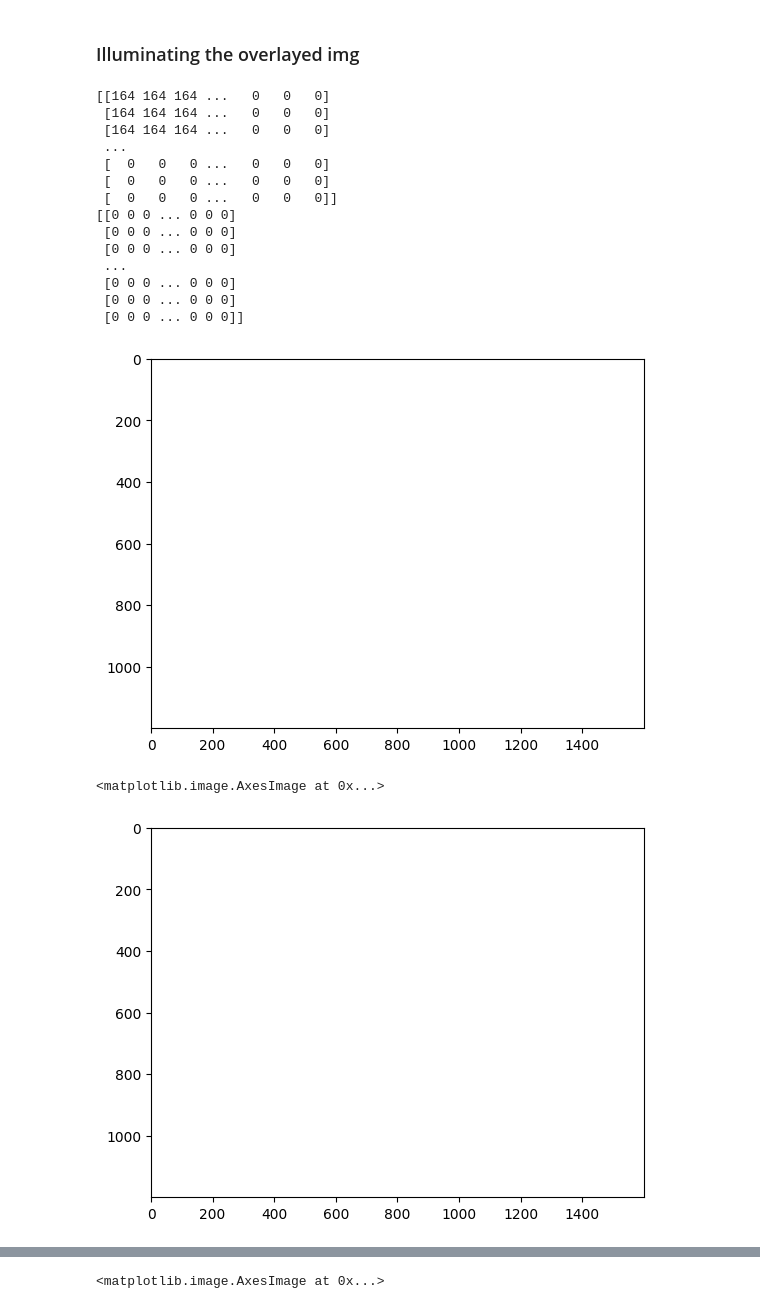
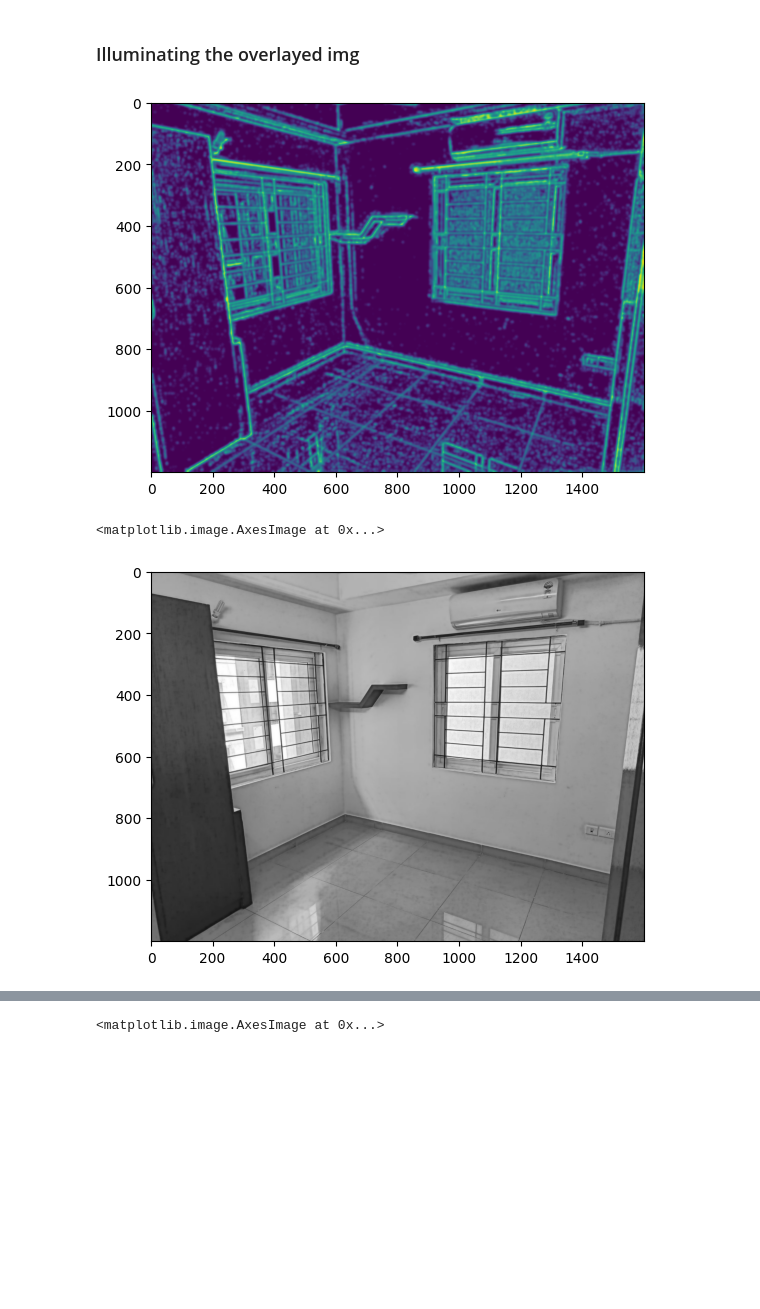
Before and after one commit to Karan-00-11/mfs, a Jupyter notebook: illumination/illumination_matcher.ipynb, the cells around one changed output, grey strips where cells are left out. Drawn from its saved outputs; the diff is of its cells as text; code cells hidden in the pictures; blank space fills up the shorter version.

Commit message:
illumination is still in work

```diff
--- a/illumination/illumination_matcher.ipynb
+++ b/illumination/illumination_matcher.ipynb
@@ -97,31 +97,17 @@ def match_shadows_and_contrast(source_image, target_image):
 # %%
 test_img = "img3"
 
-src_img = cv2.cvtColor(cv2.imread("../inputs/src_imgs/{}/{}.jpeg".format(test_img, test_img)), cv2.COLOR_BGR2RGB)
+src_img = cv2.cvtColor(cv2.imread("../inputs/src_imgs/{}.jpeg".format(test_img, test_img)), cv2.COLOR_BGR2RGB)
 out_img = cv2.cvtColor(cv2.imread("../outs/{}.jpg".format(test_img)), cv2.COLOR_BGR2RGB)
 # %%
-illumination = match_shadows_and_contrast(src_img, out_img)
+illumination = using_adaptive_threshold(src_img)
 # %% [output]
-[[164 164 164 ...   0   0   0]
- [164 164 164 ...   0   0   0]
- [164 164 164 ...   0   0   0]
- ...
- [  0   0   0 ...   0   0   0]
- [  0   0   0 ...   0   0   0]
- [  0   0   0 ...   0   0   0]]
-[[0 0 0 ... 0 0 0]
- [0 0 0 ... 0 0 0]
- [0 0 0 ... 0 0 0]
- ...
- [0 0 0 ... 0 0 0]
- [0 0 0 ... 0 0 0]
- [0 0 0 ... 0 0 0]]
-[figure, old version]
+[figure, new version]
 # %%
 plt.imshow(illumination)
 # %% [output]
 <matplotlib.image.AxesImage at 0x...>
-[figure, old version]
+[figure, new version]
 # %%
 alpha = np.sum(out_img, axis=-1) > 0
 
```
Also changed, not shown: parts of 2 cells of this notebook.
